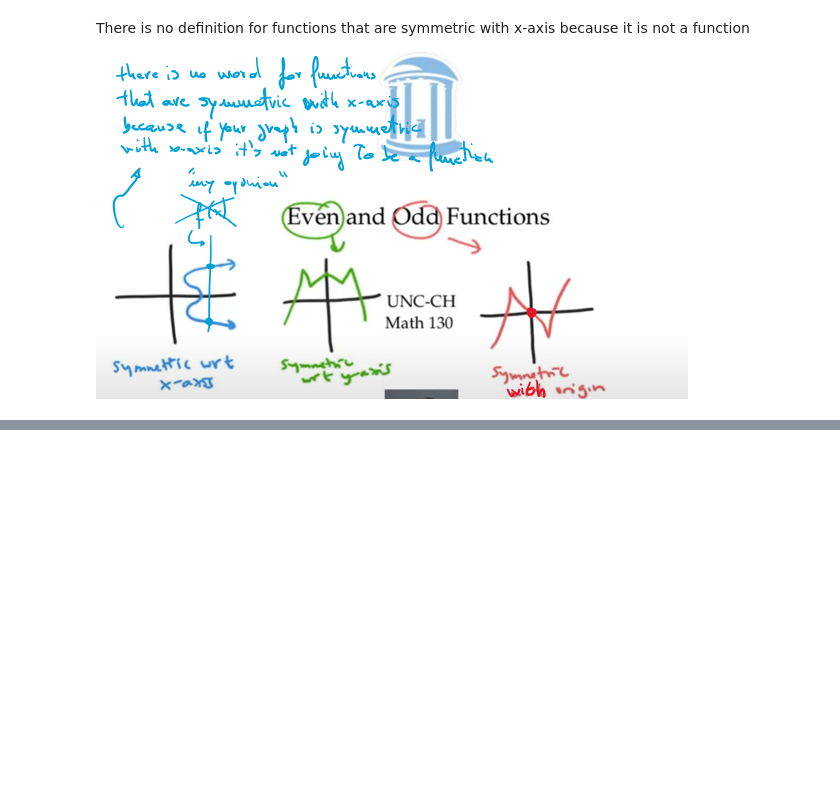
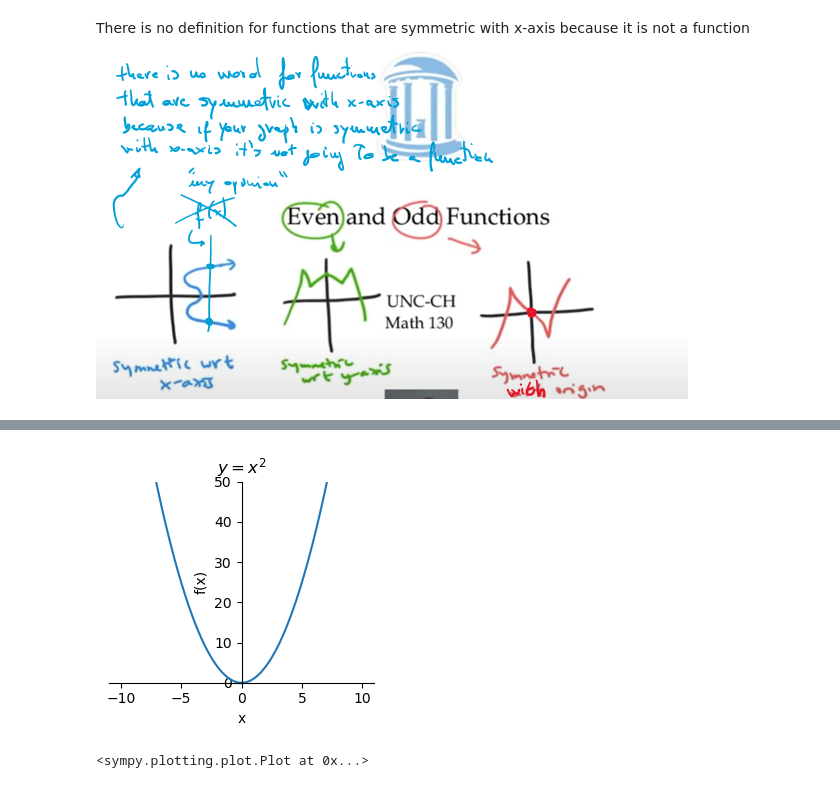
Before and after one commit to Fra0128/Symbolic-Mathematics-with-SymPy, a Jupyter notebook: 0_precalculus.ipynb, the cells around one changed output, grey strips where cells are left out. Saved outputs shown, nothing was run; the diff lists cells and outputs as text; code cells hidden in the pictures; blank space fills up the shorter version.

```diff
--- a/0_precalculus.ipynb
+++ b/0_precalculus.ipynb
@@ -134,0 +148,5 @@ There is no definition for functions that are symmetric with x-axis because it i
+# %%
+plot(x**2, size=(3, 3), title='$y = x^2$', ylim = (0, 50))
+# %% [output]
+[figure, added]
+<sympy.plotting.plot.Plot at 0x...>
```
Also changed, not shown: parts of 14 cells of this notebook.
